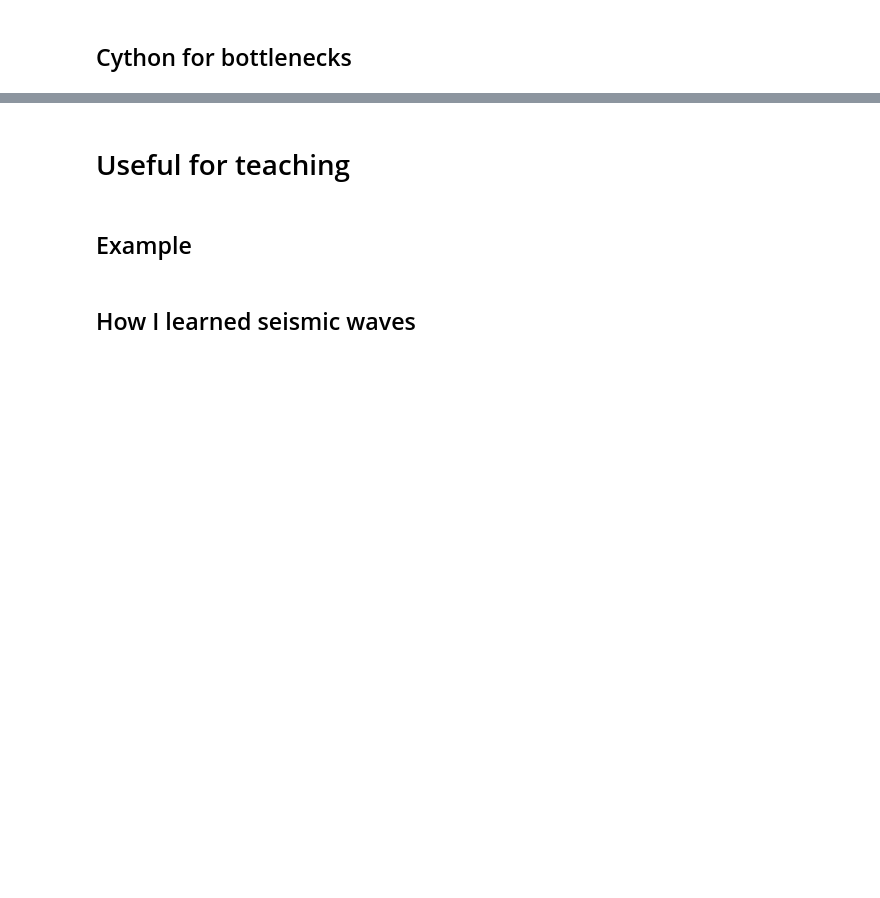
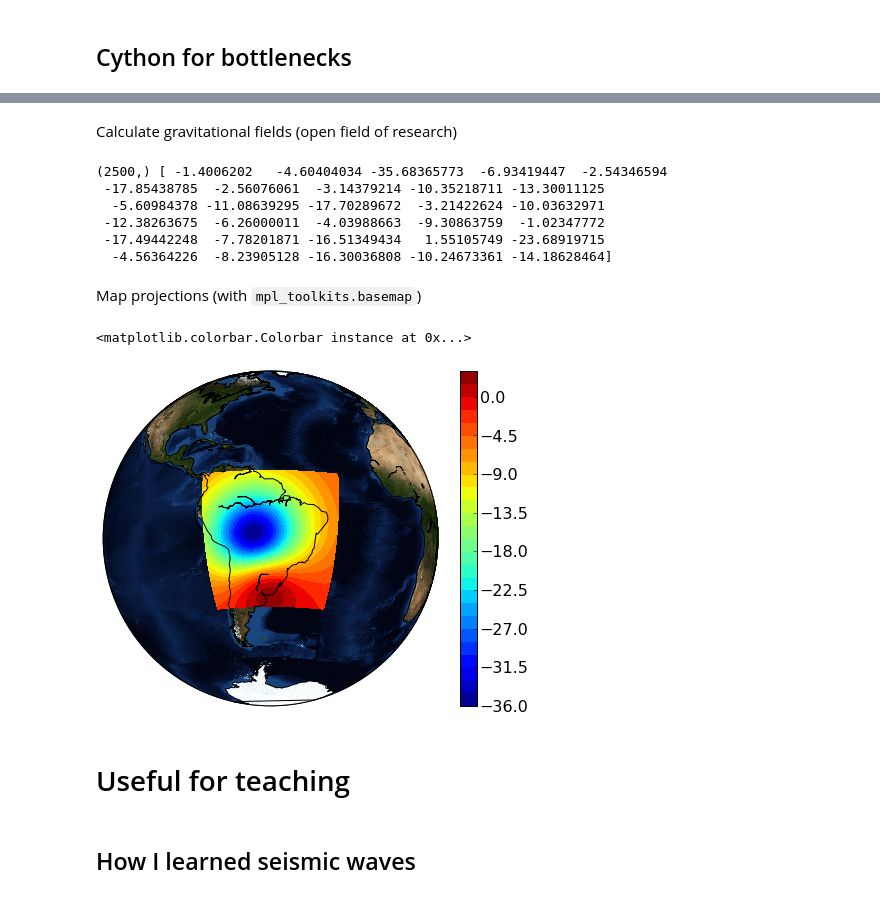
Before and after one commit to leouieda/scipy2013, a Jupyter notebook: presentation/modeling_the_earth_with_fatiando_a_terra.ipynb, the cells around one changed output, grey strips where cells are left out. Cells and saved outputs as stored; diff of their text form; code cells hidden in the pictures; blank space fills up the shorter version.

Commit message:
Replaced Use in research section with examples of functionality

```diff
--- a/presentation/modeling_the_earth_with_fatiando_a_terra.ipynb
+++ b/presentation/modeling_the_earth_with_fatiando_a_terra.ipynb
@@ -246,0 +265,5 @@ Try to recover this model
+# %%
+from fatiando.mesher import Tesseroid
+model = [
+  Tesseroid(-60,-55,-30,-27,500000,0,{'density':200}),
+  Tesseroid(-66,-55,-20,-10,300000,0,{'density':-100})]
@@ -247,7 +281,31 @@ Try to recover this model
+# %% [markdown]
+Calculate gravitational fields (open field of research)
+# %%
+area = [-80, -30, -40, 10]
+lons, lats, heights = gridder.scatter(area, 2500, z=2500000)
+gz = gravmag.tesseroid.gz(lons, lats, heights, model)
+print gz.shape, gz[:30]
+# %% [output]
+(2500,) [ -1.4006202   -4.60404034 -35.68365773  -6.93419447  -2.54346594
+ -17.85438785  -2.56076061  -3.14379214 -10.35218711 -13.30011125
+  -5.60984378 -11.08639295 -17.70289672  -3.21422624 -10.03632971
+ -12.38263675  -6.26000011  -4.03988663  -9.30863759  -1.02347772
+ -17.49442248  -7.78201871 -16.51349434   1.55105749 -23.68919715
+  -4.56364226  -8.23905128 -16.30036808 -10.24673361 -14.18628464]
+# %% [markdown]
+Map projections (with `mpl_toolkits.basemap`)
+# %%
+mpl.figure(figsize=(8, 6))
+bm = mpl.basemap(area, 'ortho')
+bm.drawcoastlines(); bm.drawmapboundary()
+bm.bluemarble()
+mpl.contourf(lons, lats, gz, (50, 50), 30, interp=True, basemap=bm)
+mpl.colorbar()
+# %% [output]
+<matplotlib.colorbar.Colorbar instance at 0x...>
+[figure, added]
 # %% [markdown]
 # Useful for teaching
-# %% [markdown]
-## Example
 # %% [markdown]
 ## How I learned seismic waves
 # %% [markdown]
```
Also changed, not shown: parts of 22 cells of this notebook, 6 other files.
